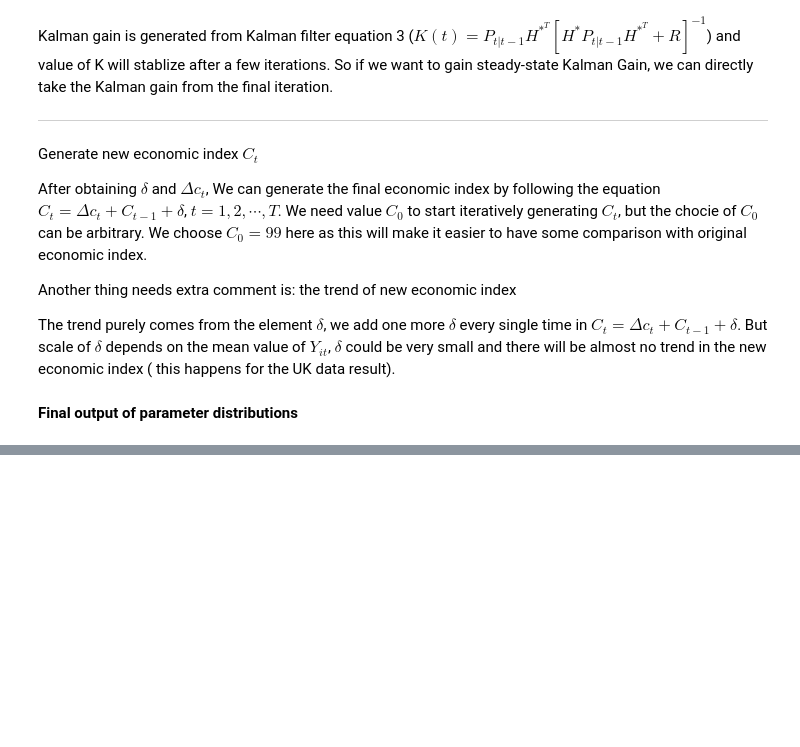
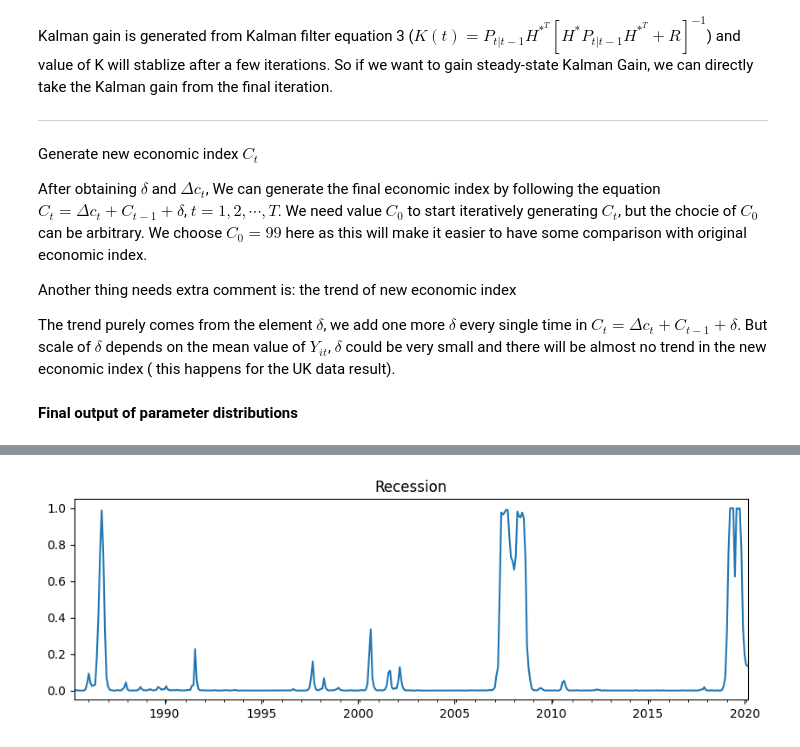
Before and after one commit to Buchunwang/UK-CLI, a Jupyter notebook: k&N_uk_data.ipynb, the cells around one changed output, grey strips where cells are left out. Drawn from its saved outputs; the diff is of its cells as text; code cells hidden in the pictures; blank space fills up the shorter version.

```diff
--- a/k&N_uk_data.ipynb
+++ b/k&N_uk_data.ipynb
@@ -555,7 +554,7 @@ transition_prob_q=np.zeros(iter-burn)
 delta=np.zeros(iter-burn)
 regime=np.zeros((N-2, 1))
 e_it=np.zeros((5,N)) # for e_it i=1,2,3,4,5 (it's used when calculating delta)
-
+sample_ct=np.zeros((N, 1))
 
 
 
@@ -1358,18 +1375,26 @@ for i in range(5):
 # %%
-################################################################
-####### plot of recession probability
-import pandas as pd
-import numpy as np
 import matplotlib.pyplot as plt
+
 # Create a new DataFrame to store the ratios
-date_range_ratios = pd.date_range(start='1986-02', end='2021-03', freq='M')
+date_range_ratios = pd.date_range(start='1986-04', end='2021-03', freq='M')
 df_ratios = pd.DataFrame({'date': date_range_ratios, 'ratio': recession.ravel()})
 df_ratios.set_index('date', inplace=True)
 
-# Plot the ratio series
-df_ratios['ratio'].plot(title="Recession", figsize=(20, 3))
-plt.ylim(0, 1)
+# Plot the ratio series and capture the ax object
+ax = df_ratios['ratio'].plot(title="Recession", figsize=(10, 3))
+
+ticks = pd.date_range('1990-01-01', '2025-01-01', freq='5Y')
+plt.xticks(ticks, ticks.strftime('%Y'))
+
+# Remove the x-axis label
+ax.set_xlabel('')
+
+output_filepath = "recession_plot.png"
+plt.savefig(output_filepath, format='png', dpi=300, bbox_inches='tight')
+
 plt.show()
+# %% [output]
+[figure, added]
 # %%
 import numpy as np
 from numpy.random import normal
```
Also changed, not shown: parts of 7 cells of this notebook.
